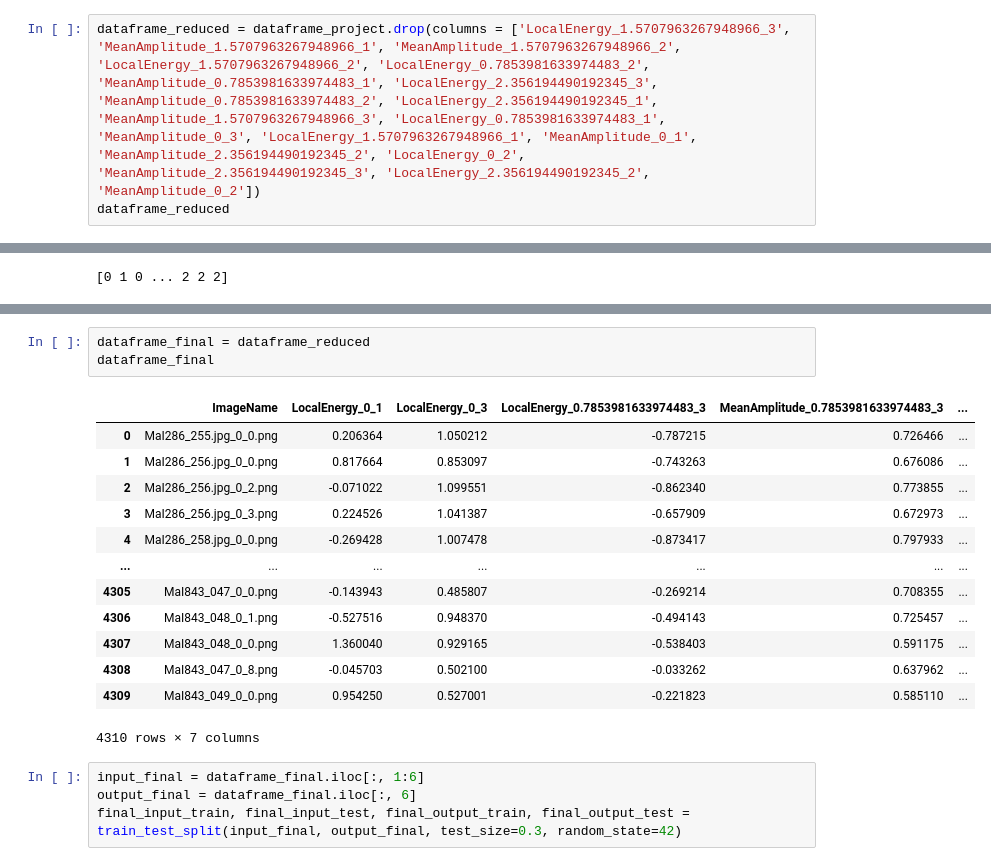
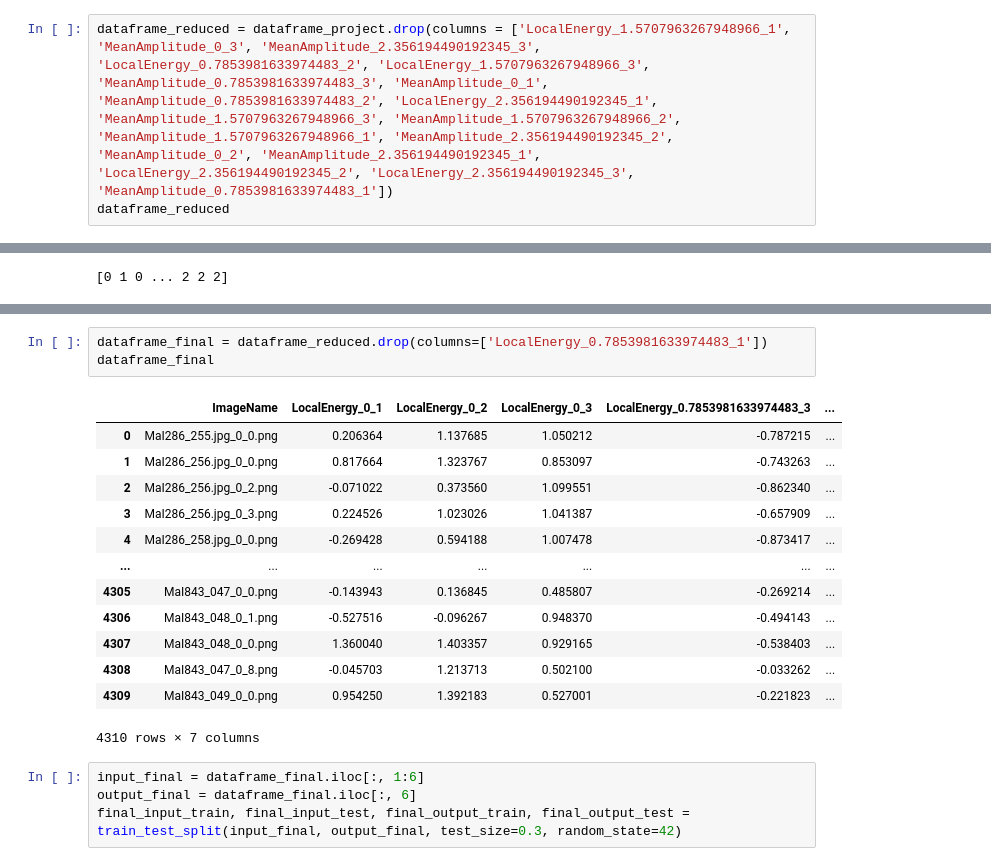
Before and after one commit to Kartik-3-programmer/Machine-Learning, a Jupyter notebook: Feature_selection.ipynb, the cells around one changed output, grey strips where cells are left out. Saved outputs shown, nothing was run; the diff lists cells and outputs as text.

```diff
--- a/Feature_selection.ipynb
+++ b/Feature_selection.ipynb
@@ -93,5 +93,5 @@ Correlated columns: {'MeanAmplitude_0_1', 'MeanAmplitude_0_3', 'MeanAmplitude_2.
 19
 # %%
-dataframe_reduced = dataframe_project.drop(columns = ['LocalEnergy_1.5707963267948966_3', 'MeanAmplitude_1.5707963267948966_1', 'MeanAmplitude_1.5707963267948966_2', 'LocalEnergy_1.5707963267948966_2', 'LocalEnergy_0.7853981633974483_2', 'MeanAmplitude_0.7853981633974483_1', 'LocalEnergy_2.356194490192345_3', 'MeanAmplitude_0.7853981633974483_2', 'LocalEnergy_2.356194490192345_1', 'MeanAmplitude_1.5707963267948966_3', 'LocalEnergy_0.7853981633974483_1', 'MeanAmplitude_0_3', 'LocalEnergy_1.5707963267948966_1', 'MeanAmplitude_0_1', 'MeanAmplitude_2.356194490192345_2', 'LocalEnergy_0_2', 'MeanAmplitude_2.356194490192345_3', 'LocalEnergy_2.356194490192345_2', 'MeanAmplitude_0_2'])
+dataframe_reduced = dataframe_project.drop(columns = ['LocalEnergy_1.5707963267948966_1', 'MeanAmplitude_0_3', 'MeanAmplitude_2.356194490192345_3', 'LocalEnergy_0.7853981633974483_2', 'LocalEnergy_1.5707963267948966_3', 'MeanAmplitude_0.7853981633974483_3', 'MeanAmplitude_0_1', 'MeanAmplitude_0.7853981633974483_2', 'LocalEnergy_2.356194490192345_1', 'MeanAmplitude_1.5707963267948966_3', 'MeanAmplitude_1.5707963267948966_2', 'MeanAmplitude_1.5707963267948966_1', 'MeanAmplitude_2.356194490192345_2', 'MeanAmplitude_0_2', 'MeanAmplitude_2.356194490192345_1', 'LocalEnergy_2.356194490192345_2', 'LocalEnergy_2.356194490192345_3', 'MeanAmplitude_0.7853981633974483_1'])
 dataframe_reduced
 # %% [output]
@@ -122,19 +139,19 @@ print(output_train_res)
 # %%
-dataframe_final = dataframe_reduced
+dataframe_final = dataframe_reduced.drop(columns=['LocalEnergy_0.7853981633974483_1'])
 dataframe_final
 # %% [output]
-|  | ImageName | LocalEnergy_0_1 | LocalEnergy_0_3 | LocalEnergy_0.7853981633974483_3 | MeanAmplitude_0.7853981633974483_3 | ... |
-| 0 | MaI286_255.jpg_0_0.png | 0.206364 | 1.050212 | -0.787215 | 0.726466 | ... |
-| 1 | MaI286_256.jpg_0_0.png | 0.817664 | 0.853097 | -0.743263 | 0.676086 | ... |
-| 2 | MaI286_256.jpg_0_2.png | -0.071022 | 1.099551 | -0.862340 | 0.773855 | ... |
-| 3 | MaI286_256.jpg_0_3.png | 0.224526 | 1.041387 | -0.657909 | 0.672973 | ... |
-| 4 | MaI286_258.jpg_0_0.png | -0.269428 | 1.007478 | -0.873417 | 0.797933 | ... |
+|  | ImageName | LocalEnergy_0_1 | LocalEnergy_0_2 | LocalEnergy_0_3 | LocalEnergy_0.7853981633974483_3 | ... |
+| 0 | MaI286_255.jpg_0_0.png | 0.206364 | 1.137685 | 1.050212 | -0.787215 | ... |
+| 1 | MaI286_256.jpg_0_0.png | 0.817664 | 1.323767 | 0.853097 | -0.743263 | ... |
+| 2 | MaI286_256.jpg_0_2.png | -0.071022 | 0.373560 | 1.099551 | -0.862340 | ... |
+| 3 | MaI286_256.jpg_0_3.png | 0.224526 | 1.023026 | 1.041387 | -0.657909 | ... |
+| 4 | MaI286_258.jpg_0_0.png | -0.269428 | 0.594188 | 1.007478 | -0.873417 | ... |
 | ... | ... | ... | ... | ... | ... | ... |
-| 4305 | MaI843_047_0_0.png | -0.143943 | 0.485807 | -0.269214 | 0.708355 | ... |
-| 4306 | MaI843_048_0_1.png | -0.527516 | 0.948370 | -0.494143 | 0.725457 | ... |
-| 4307 | MaI843_048_0_0.png | 1.360040 | 0.929165 | -0.538403 | 0.591175 | ... |
-| 4308 | MaI843_047_0_8.png | -0.045703 | 0.502100 | -0.033262 | 0.637962 | ... |
-| 4309 | MaI843_049_0_0.png | 0.954250 | 0.527001 | -0.221823 | 0.585110 | ... |
+| 4305 | MaI843_047_0_0.png | -0.143943 | 0.136845 | 0.485807 | -0.269214 | ... |
+| 4306 | MaI843_048_0_1.png | -0.527516 | -0.096267 | 0.948370 | -0.494143 | ... |
+| 4307 | MaI843_048_0_0.png | 1.360040 | 1.403357 | 0.929165 | -0.538403 | ... |
+| 4308 | MaI843_047_0_8.png | -0.045703 | 1.213713 | 0.502100 | -0.033262 | ... |
+| 4309 | MaI843_049_0_0.png | 0.954250 | 1.392183 | 0.527001 | -0.221823 | ... |
 4310 rows × 7 columns
 # %%
 input_final = dataframe_final.iloc[:, 1:6]
```
Also changed, not shown: parts of 17 cells of this notebook.
